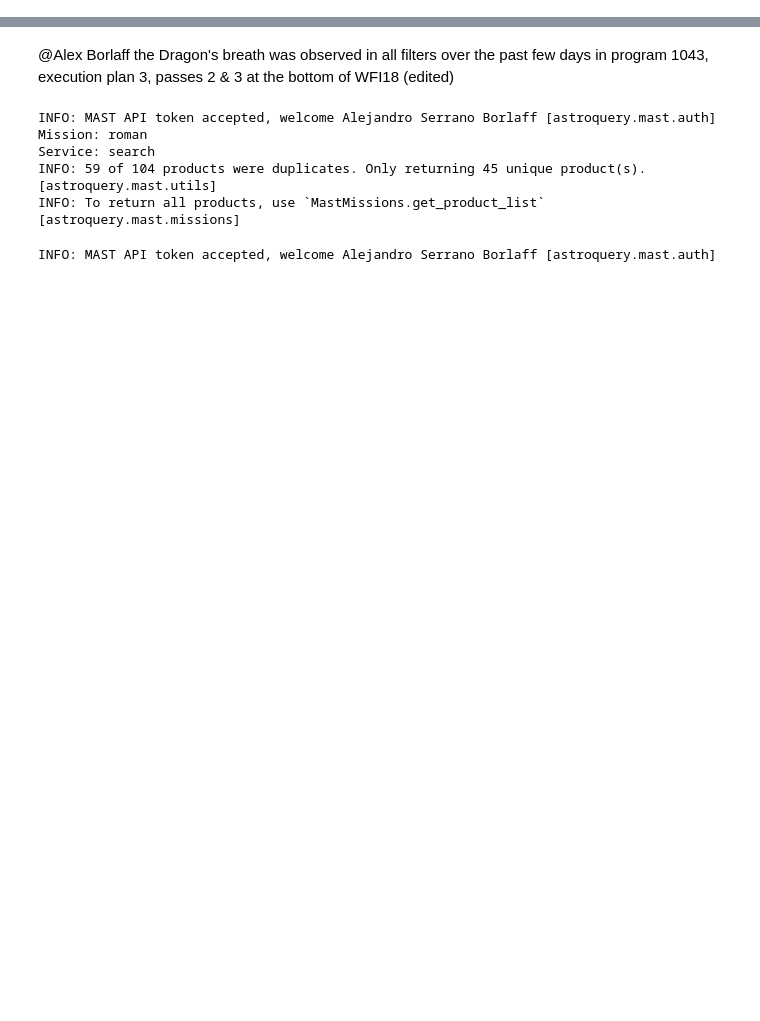
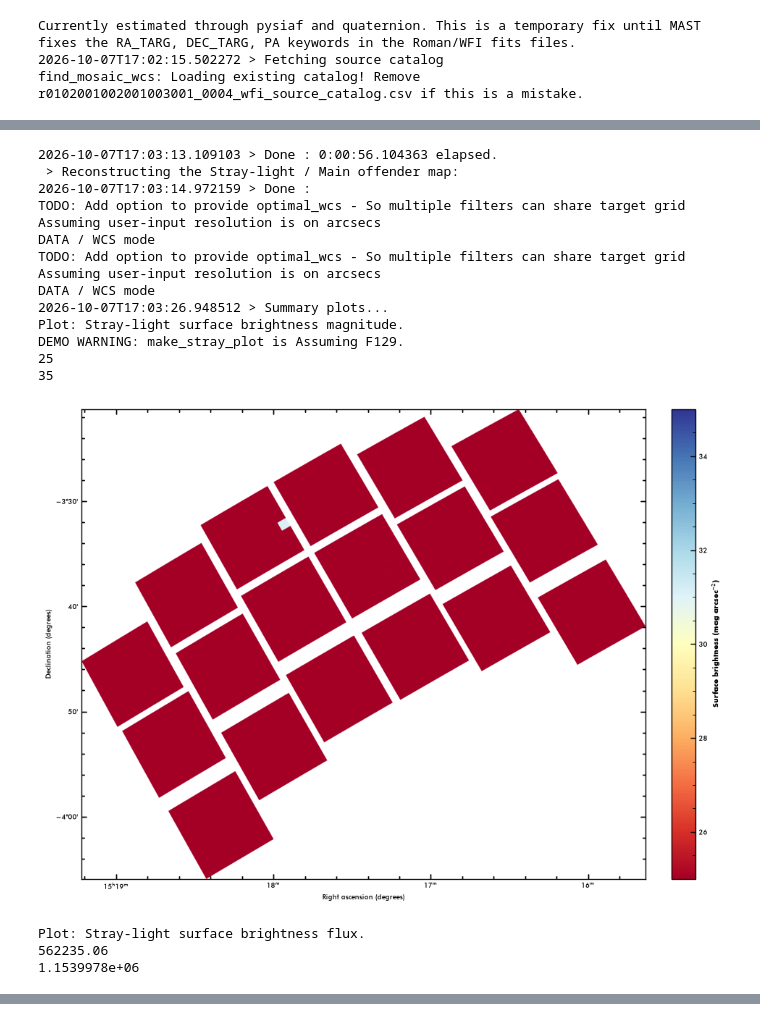
Before and after one commit to Borlaff/ROSALIA, a Jupyter notebook: notebooks/COM/D1_Second_Dragon_WFI18.ipynb, the cells around one changed output, grey strips where cells are left out. Saved outputs shown, nothing was run; the diff lists cells and outputs as text; code cells hidden in the pictures; blank space fills up the shorter version.

```diff
--- a/notebooks/COM/D1_Second_Dragon_WFI18.ipynb
+++ b/notebooks/COM/D1_Second_Dragon_WFI18.ipynb
@@ -3,9 +7,15 @@
 import rosalia as rs
 import numpy as np
 import rosalia as rs
-import matplotlib.pyplot as plt# os.system("cp -v /Users/aborlaff/NASA/ROSALIA_DEPOT/MAST_2026-09-16T0933_BAK/MAST/Roman/r0102001002001005001_0004_wfi*.asdf /Users/aborlaff/NASA/ROSALIA_DEPOT/MAST_2026-09-16T0933/MAST/Roman/" )
+import matplotlib.pyplot as plt
 from matplotlib.colors import SymLogNorm
 
-#path = "/Users/aborlaff/NASA/ROSALIA_DEPOT/MAST_2026-09-16T0933/MAST/Roman/r0102001002001005001_0004_wfi*_f158_cal.asdf"
-#custom_roman_exposure = rs.core.exposure(filename=path)
-# straylight_out = custom_roman_exposure.straylight(verbose=True)
+path = "/Users/aborlaff/NASA/ROSALIA_DEPOT/MAST_First_Dragon/MAST_2026-10-06T1648/Roman/r0102001002001003001_0004_wfi*_f106_cal.asdf"
+# path = "/Users/aborlaff/NASA/ROSALIA_DEPOT/MAST_Second_Dragon/MAST_2026-10-06T1419/Roman/r0104303002001006001_0001_wfi*_f146_cal.asdf"
+# path = "/Users/aborlaff/NASA/ROSALIA_DEPOT/MAST_Third_Dragon/MAST_2026-10-06T1518/Roman/r0102203058001001001_0001_wfi*_f146_cal.asdf"roman_exposure = rs.core.exposure(filename=path)
+roman_exposure = rs.core.exposure(filename=path)
+straylight = roman_exposure.straylight()
+# %% [output]
+Currently estimated through pysiaf and quaternion. This is a temporary fix until MAST fixes the RA_TARG, DEC_TARG, PA keywords in the Roman/WFI fits files.
+2026-10-07T17:02:15.502272 > Fetching source catalog
+find_mosaic_wcs: Loading existing catalog! Remove r0102001002001003001_0004_wfi_source_catalog.csv if this is a mistake.
@@ -11,0 +24,18 @@ from matplotlib.colors import SymLogNorm
+2026-10-07T17:03:13.109103 > Done : 0:00:56.104363 elapsed.
+ > Reconstructing the Stray-light / Main offender map:
+2026-10-07T17:03:14.972159 > Done :
+TODO: Add option to provide optimal_wcs - So multiple filters can share target grid
+Assuming user-input resolution is on arcsecs
+DATA / WCS mode
+TODO: Add option to provide optimal_wcs - So multiple filters can share target grid
+Assuming user-input resolution is on arcsecs
+DATA / WCS mode
+2026-10-07T17:03:26.948512 > Summary plots...
+Plot: Stray-light surface brightness magnitude.
+DEMO WARNING: make_stray_plot is Assuming F129.
+25
+35
+[figure, added]
+Plot: Stray-light surface brightness flux.
+562235.06
+1.1539978e+06
@@ -12,36 +88,0 @@ from matplotlib.colors import SymLogNorm
-# %% [markdown]
-@Alex Borlaff the Dragon's breath was observed in all filters over the past few days in program 1043, execution plan 3, passes 2 & 3 at the bottom of WFI18 (edited)
-# %%
-"""
-Example of criteria for a roman_query using astroquery.mast.query_criteria
-search = {'program': 1020,
-         'observation': 5,
-         'pass': 2,
-         #'exposure_start_time': '2026-09-15T02:01:47.4080000',
-         'product_type': 'l2',
-         'detector': 'WFI06',
-         # 'optical_element': 'F158',
-         'exposure_type': "WFI_IMAGE"}
-
-Here we use a region criteria, based on a set of coordinates and a search radius.
-"""
-
-search = {'program': 1043,
-         'product_type': 'l2',
-         'pass': 2,
-         'detector': 'WFI18',
-         #'optical_element': 'F146',
-         #'exposure_start_time': '2026-09-28',
-         'exposure_type': "WFI_IMAGE"}
-
-results, products, exposures, downloaded = rs.mast.query.roman_query(criteria=search, filter="F146", mindate='2026-09-28T06:08:04.331', file_suffix="_cal", download_products=False)
-# %% [output]
-INFO: MAST API token accepted, welcome Alejandro Serrano Borlaff [astroquery.mast.auth]
-Mission: roman
-Service: search
-INFO: 59 of 104 products were duplicates. Only returning 45 unique product(s). [astroquery.mast.utils]
-INFO: To return all products, use `MastMissions.get_product_list` [astroquery.mast.missions]
-# %%
-data_stream = rs.mast.query.stream_roman_mast(products=products, row=0)
-# %% [output]
-INFO: MAST API token accepted, welcome Alejandro Serrano Borlaff [astroquery.mast.auth]
```
Also changed, not shown: parts of 18 cells of this notebook, 10 other files.
